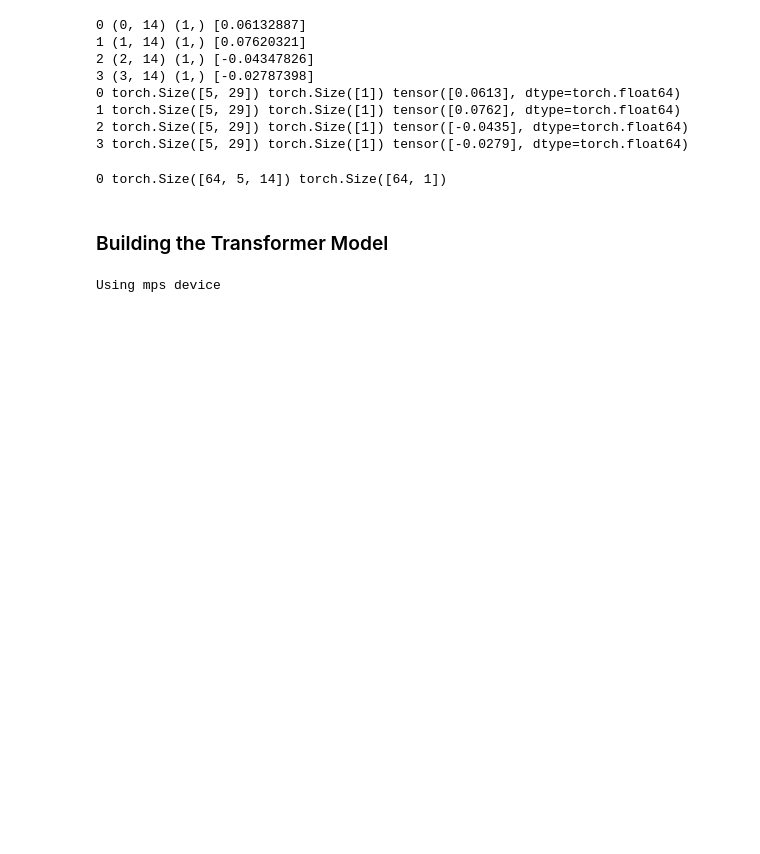
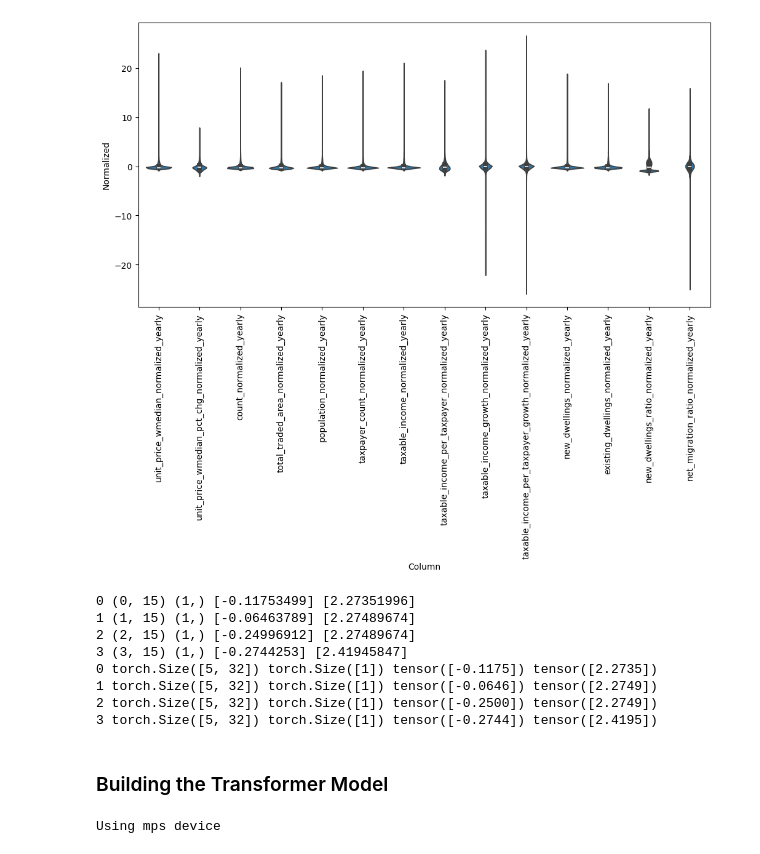
Before and after one commit to diabhaque/Yogen, a Jupyter notebook: notebooks/dataset_building/torch_sequence_models.ipynb, the cells around one changed output. Cells and saved outputs as stored; diff of their text form; code cells hidden in the pictures; blank space fills up the shorter version.

```diff
--- a/notebooks/dataset_building/torch_sequence_models.ipynb
+++ b/notebooks/dataset_building/torch_sequence_models.ipynb
@@ -186,26 +100,67 @@ class PadAndMask(object):
+# %%
+# Will yearly normalized columns be better?
+# If average net migration higher for factor area X over area Y in the same year, I would think it would have higher return
+# Compared to normalizing over all years. That also gives us access to future years which is undesirable
+
+columns_normalized_yearly = [f"{col}_normalized_yearly" for col in columns]
+for col in columns:
+    df[f"{col}_normalized_yearly"] = df.groupby("year")[col].transform(
+        lambda x: (x - x.mean()) / x.std()
+    )
+# %%
+df_std = df[columns_normalized_yearly].melt(var_name='Column', value_name='Normalized')
+plt.figure(figsize=(12, 6))
+ax = sns.violinplot(x='Column', y='Normalized', data=df_std)
+_ = ax.set_xticklabels(df[columns_normalized_yearly].keys(), rotation=90)
+# %% [output]
+[figure, added]
 # %%
-feature_columns = [metric_pct_chg] + columns_normalized
-time_series_dataset = TimeSeriesDataset(df, train_df, feature_columns=feature_columns)
-time_series_dataset_transformed = TimeSeriesDataset(
-    df, train_df, transform=transforms.Compose([ToNumpy(), PadAndMask(), ToTensor()])
+feature_columns = [metric_pct_chg] + columns_normalized_yearly
+
+time_series_dataset = JapanRETimeSeriesDataset(
+    df,
+    train_df,
+    metrics=[normalized_metric_pct_chg],
+    weight_column="count_scaled",
+    feature_columns=feature_columns,
+)
+
+time_series_dataset_transformed = JapanRETimeSeriesDataset(
+    df,
+    train_df,
+    metrics=[normalized_metric_pct_chg],
+    weight_column="count_scaled",
+    transform=transforms.Compose([ToNumpy(), PadAndMask(), ToTensor()]),
 )
 
 for i, sample in enumerate(time_series_dataset):
-    print(i, sample["window"].shape, sample["target"].shape, sample["target"].values)
+    print(
+        i,
+        sample["window"].shape,
+        sample["target"].shape,
+        sample["target"].values,
+        sample["weight"].values,
+    )
     if i == 3:
         break
 
 
 for i, sample in enumerate(time_series_dataset_transformed):
-    print(i, sample["window"].shape, sample["target"].shape, sample["target"])
+    print(
+        i,
+        sample["window"].shape,
+        sample["target"].shape,
+        sample["target"],
+        sample["weight"],
+    )
     if i == 3:
         break
 # %% [output]
-0 (0, 14) (1,) [0.06132887]
-1 (1, 14) (1,) [0.07620321]
-2 (2, 14) (1,) [-0.04347826]
-3 (3, 14) (1,) [-0.02787398]
-0 torch.Size([5, 29]) torch.Size([1]) tensor([0.0613], dtype=torch.float64)
-1 torch.Size([5, 29]) torch.Size([1]) tensor([0.0762], dtype=torch.float64)
-2 torch.Size([5, 29]) torch.Size([1]) tensor([-0.0435], dtype=torch.float64)
-3 torch.Size([5, 29]) torch.Size([1]) tensor([-0.0279], dtype=torch.float64)
+0 (0, 15) (1,) [-0.11753499] [2.27351996]
+1 (1, 15) (1,) [-0.06463789] [2.27489674]
+2 (2, 15) (1,) [-0.24996912] [2.27489674]
+3 (3, 15) (1,) [-0.2744253] [2.41945847]
+0 torch.Size([5, 32]) torch.Size([1]) tensor([-0.1175]) tensor([2.2735])
+1 torch.Size([5, 32]) torch.Size([1]) tensor([-0.0646]) tensor([2.2749])
+2 torch.Size([5, 32]) torch.Size([1]) tensor([-0.2500]) tensor([2.2749])
+3 torch.Size([5, 32]) torch.Size([1]) tensor([-0.2744]) tensor([2.4195])
@@ -222,9 +194,2 @@ eval_dataloader = DataLoader(eval_dataset, batch_size=64, shuffle=False, num_wor
-# %%
-for i, sample in enumerate(train_dataloader):
-    print(i, sample["window"].shape, sample["target"].shape)
-    if i == 0:
-        break
-# %% [output]
-0 torch.Size([64, 5, 14]) torch.Size([64, 1])
 # %% [markdown]
 ### Building the Transformer Model
```
Also changed, not shown: parts of 33 cells of this notebook, 17 other files.
